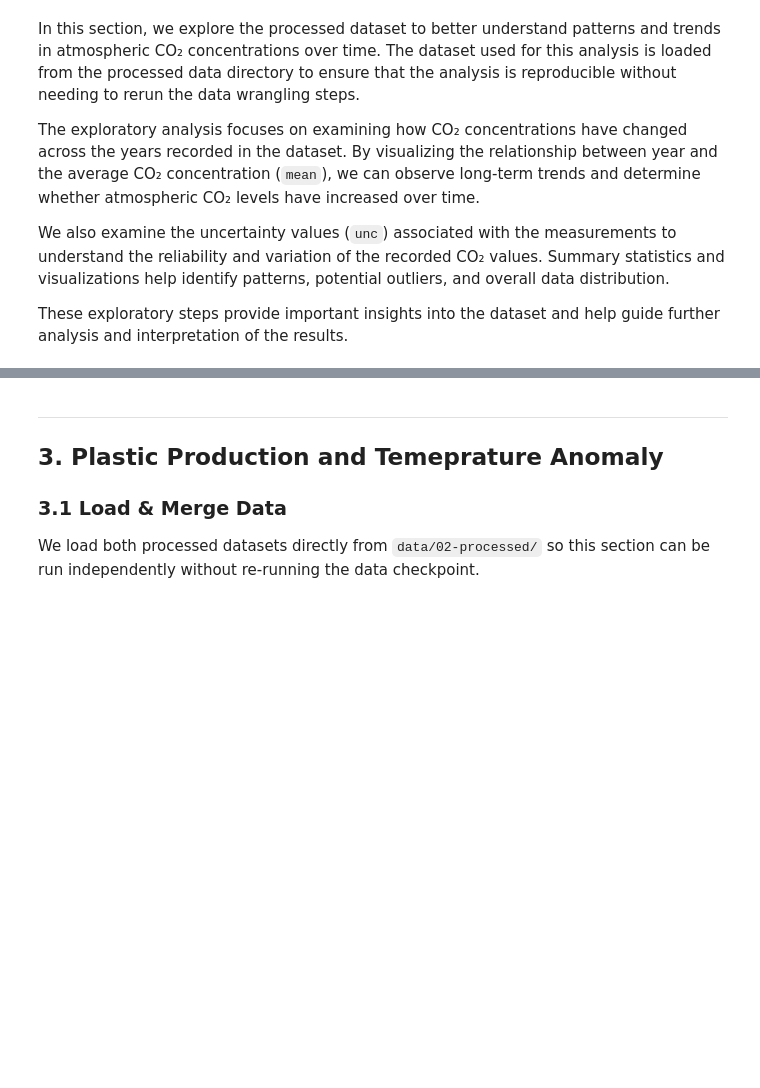
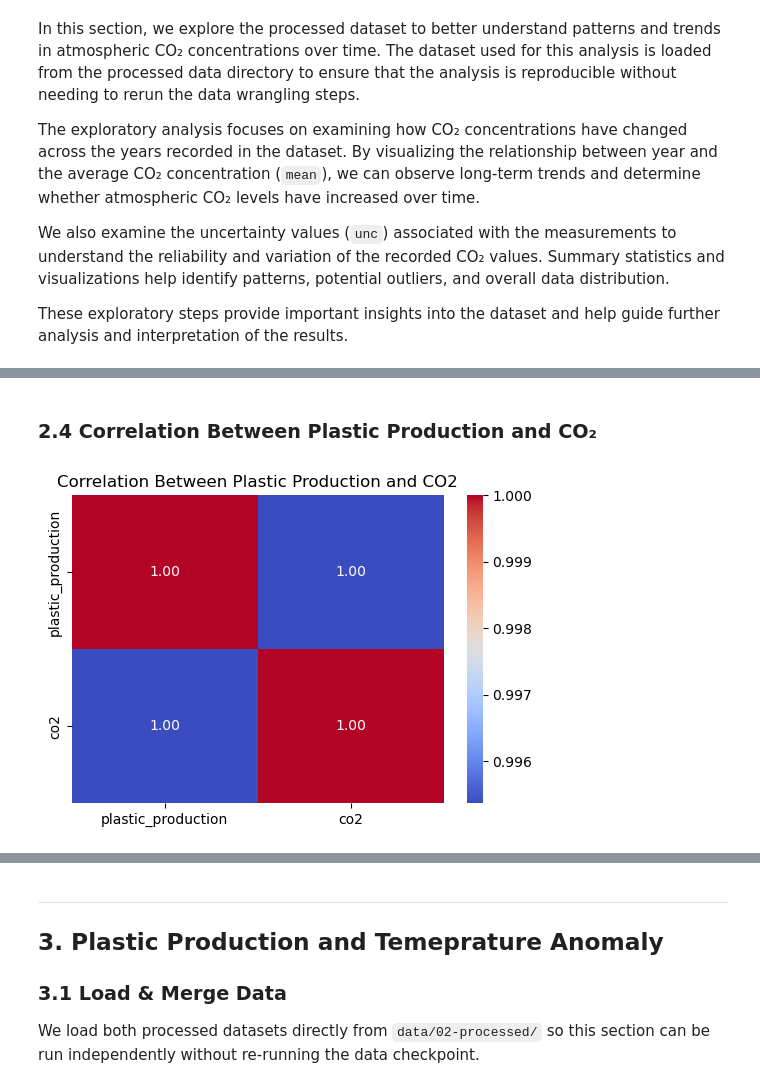
Before and after one commit to COGS108/Group013_WI26, a Jupyter notebook: 03-FinalProject.ipynb, the cells around one changed output, grey strips where cells are left out. Drawn from its saved outputs; the diff is of its cells as text; code cells hidden in the pictures; blank space fills up the shorter version.

```diff
--- a/03-FinalProject.ipynb
+++ b/03-FinalProject.ipynb
@@ -898,0 +1011,17 @@ These exploratory steps provide important insights into the dataset and help gui
+# %% [markdown]
+### 2.4 Correlation Between Plastic Production and CO₂
+# %%
+plt.figure(figsize=(6,4))
+
+sns.heatmap(
+    merged_df[['plastic_production','co2']].corr(),
+    annot=True,
+    cmap='coolwarm',
+    fmt=".2f"
+)
+
+plt.title('Correlation Between Plastic Production and CO2')
+
+plt.show()
+# %% [output]
+[figure, added]
```
Also changed, not shown: parts of 28 cells of this notebook.
